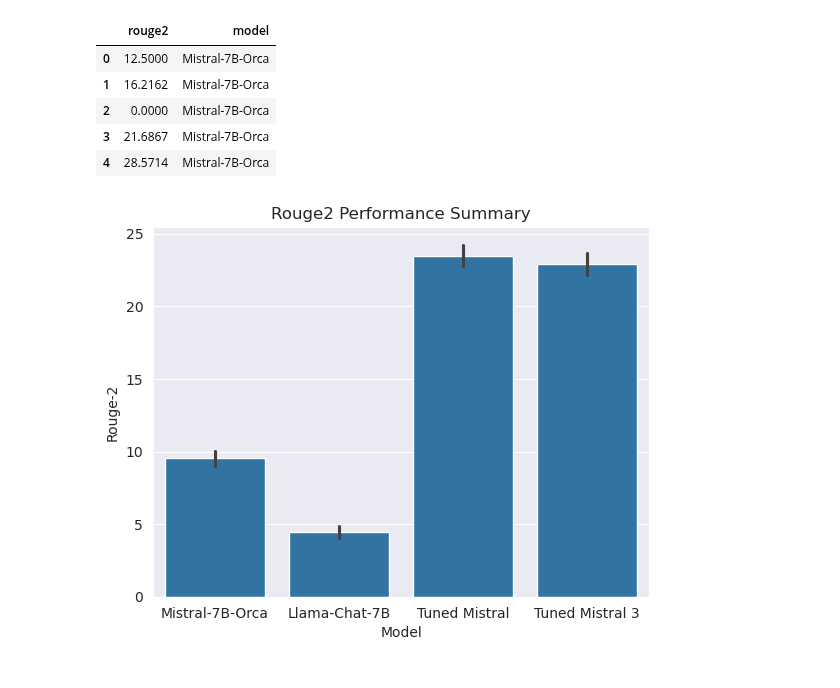
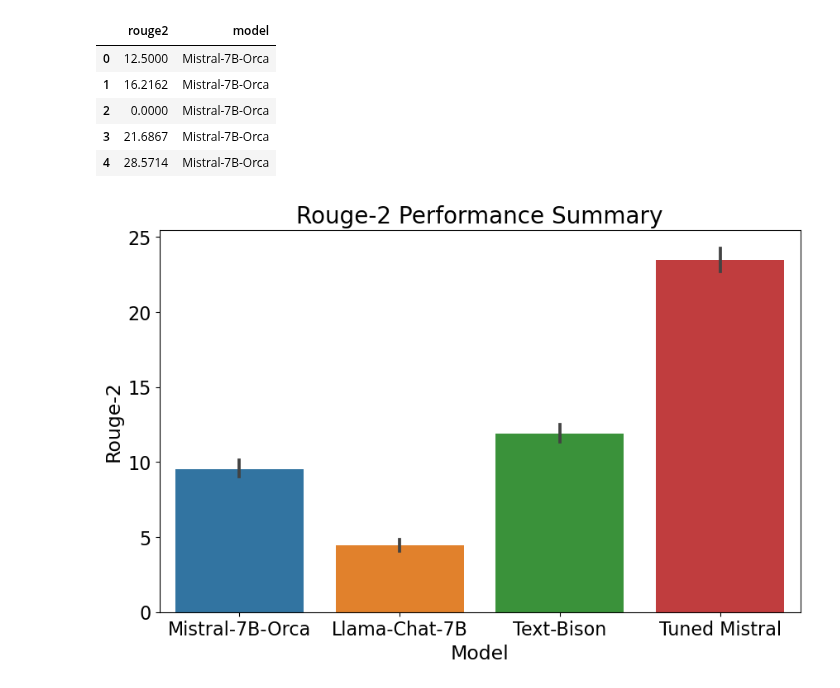
Before and after one commit to yw4401/FinBot, a Jupyter notebook: notebooks/examine_finetuning.ipynb, the cells around one changed output. Saved outputs shown, nothing was run; the diff lists cells and outputs as text; code cells hidden in the pictures.

Commit message:
Updates images with Text-Bison

```diff
--- a/notebooks/examine_finetuning.ipynb
+++ b/notebooks/examine_finetuning.ipynb
@@ -25,18 +25,18 @@ plt.show()
 # %%
 orca_rouge = pd.read_excel("gs://scraped-news-article-data-null/orca-mistral-rouge.xlsx")
 llama_chat = pd.read_excel("gs://scraped-news-article-data-null/llama-chat-rouge.xlsx")
+bison_rouge = pd.read_excel("gs://scraped-news-article-data-null/text-bison-rouge.xlsx")
 tuned_rouge = pd.read_excel("gs://scraped-news-article-data-null/mistral-sum-rouge.xlsx")
-tuned_3_rouge = pd.read_excel("gs://scraped-news-article-data-null/mistral-sum-3-rouge.xlsx")
 # %%
 orca_rouge["model"] = "Mistral-7B-Orca"
 llama_chat["model"] = "Llama-Chat-7B"
+bison_rouge["model"] = "Text-Bison"
 tuned_rouge["model"] = "Tuned Mistral"
-tuned_3_rouge["model"] = "Tuned Mistral 3"
 
 compiled_df = pd.concat([orca_rouge[["rouge2", "model"]],
                          llama_chat[["rouge2", "model"]],
-                         tuned_rouge[["rouge2", "model"]],
-                         tuned_3_rouge[["rouge2", "model"]]],
+                         bison_rouge[["rouge2", "model"]],
+                         tuned_rouge[["rouge2", "model"]]],
                         ignore_index=True)
 compiled_df.head()
 # %% [output]
@@ -47,10 +47,15 @@ compiled_df.head()
 | 3 | 21.6867 | Mistral-7B-Orca |
 | 4 | 28.5714 | Mistral-7B-Orca |
 # %%
+plt.figure(figsize=(10,6))
 sns.barplot(compiled_df, x="model", y="rouge2", errorbar="ci")
-plt.title("Rouge2 Performance Summary")
-plt.xlabel("Model")
-plt.ylabel("Rouge-2")
+plt.title("Rouge-2 Performance Summary", fontsize=20)
+plt.xticks(fontsize=16)
+plt.yticks(fontsize=16)
+plt.xlabel("Model", fontsize=17)
+plt.ylabel("Rouge-2", fontsize=17)
+plt.grid(False)
+plt.savefig(fname="rouge2.png", format="png")
 plt.show()
 # %% [output]
-[figure, old version]
+[figure, new version]
```
Also changed, not shown: parts of 3 cells of this notebook, 4 other files.
